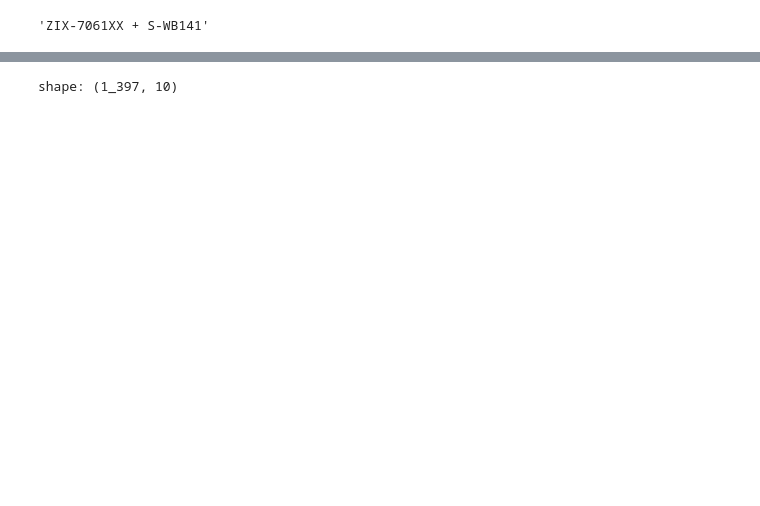
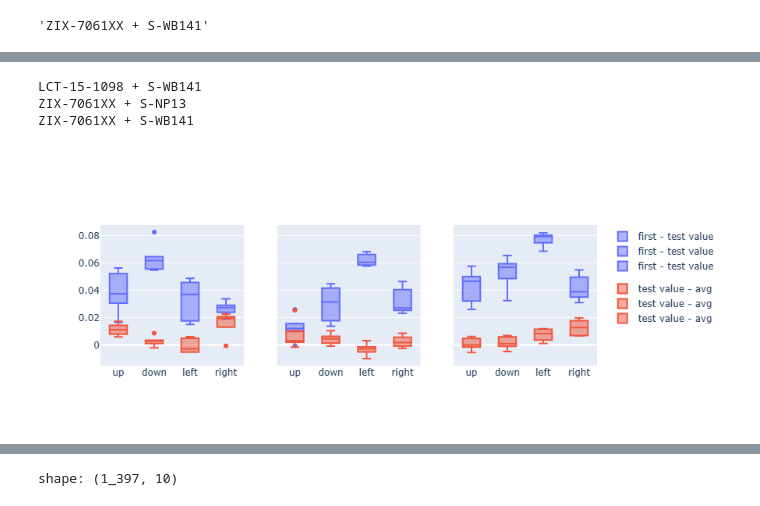
Before and after one commit to dimsplendid/innolux, a Jupyter notebook: notebooks/T2 6628 BP 3500 A ZIX-7061 S-NP13 S-WB141/around_gap.ipynb, the cells around one changed output, grey strips where cells are left out. Drawn from its saved outputs; the diff is of its cells as text; code cells hidden in the pictures; blank space fills up the shorter version.

```diff
--- a/notebooks/T2 6628 BP 3500 A ZIX-7061 S-NP13 S-WB141/around_gap.ipynb
+++ b/notebooks/T2 6628 BP 3500 A ZIX-7061 S-NP13 S-WB141/around_gap.ipynb
@@ -96,0 +200,8 @@ around_gap.filter(pl.col("Panel ID") == "660L2AP50FN215C96")[0,'Condition']
+# %%
+panel_id = widgets.Dropdown(
+    options=around_gap['Panel ID'].unique(),
+    value='660L2AP50FN214B95',
+    description='Panel ID: ',
+    disabled=False,
+)
+display(panel_id)
@@ -96,0 +455,2 @@ around_gap.filter(pl.col("Panel ID") == "660L2AP50FN215C96")[0,'Condition']
+# %%
+target_ordinals_df = pl.DataFrame(target_df_dict)
@@ -96,0 +474,8 @@ around_gap.filter(pl.col("Panel ID") == "660L2AP50FN215C96")[0,'Condition']
+# %%
+target_ordinals_mode = target_ordinals_df.pivot(
+    on="Location",
+    index='Condition',
+    values='Ordinal',
+    aggregate_function=pl.element().mode().mean().round()
+)
+target_ordinals_mode
@@ -96,0 +489,13 @@ around_gap.filter(pl.col("Panel ID") == "660L2AP50FN215C96")[0,'Condition']
+# %%
+modified_target_ordinals = {}
+for panel_id, v in target_ordinals.items():
+    modified_target_ordinals[panel_id] = {}
+    condition = target_ordinals_df.filter(pl.col('ID') == panel_id).select('Condition')[0,0]
+    for location, origin_ordinal in v.items():
+        mode = target_ordinals_mode.filter(pl.col('Condition') == condition).select(location)[0,0]
+        if np.abs(origin_ordinal - mode) > 1:
+            modified_target_ordinals[panel_id][location] = int(mode)
+        else:
+            modified_target_ordinals[panel_id][location] = int(origin_ordinal)
+
+modified_target_ordinals
@@ -96,0 +542,14 @@ around_gap.filter(pl.col("Panel ID") == "660L2AP50FN215C96")[0,'Condition']
+# %%
+# rms cut off = 1
+fig = SealAnalysis.Plot.around_delta(
+    SealAnalysis.Table.generate_delta_table(around_gap, test_ordinal=modified_target_ordinals).sort('Condition'),
+    x='Location',
+    y='Delta(um)',
+    color='Class',
+)
+fig.show()
+# %% [output]
+LCT-15-1098 + S-WB141
+ZIX-7061XX + S-NP13
+ZIX-7061XX + S-WB141
+[figure, added]
```
Also changed, not shown: parts of 23 cells of this notebook, 5 other files.
